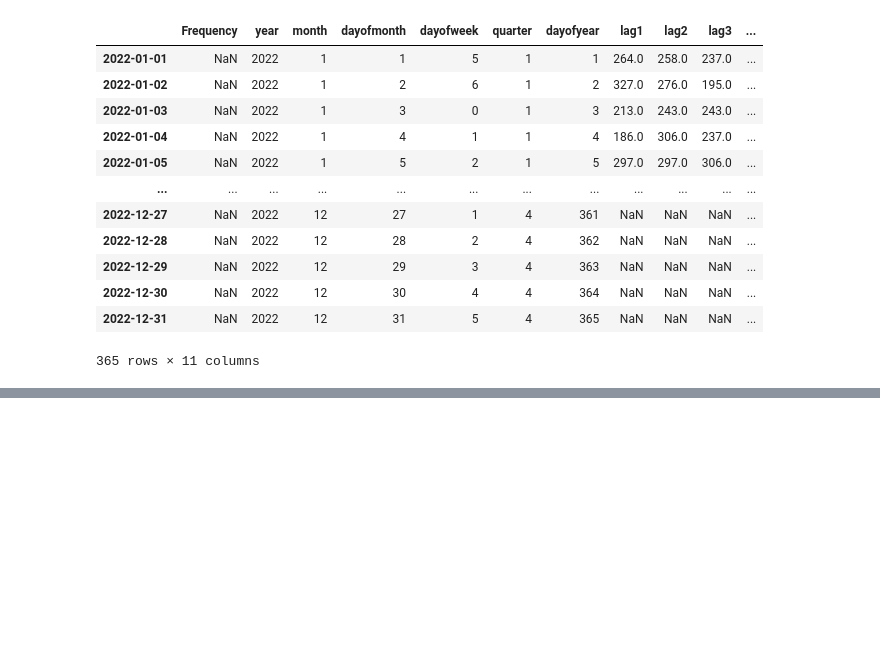
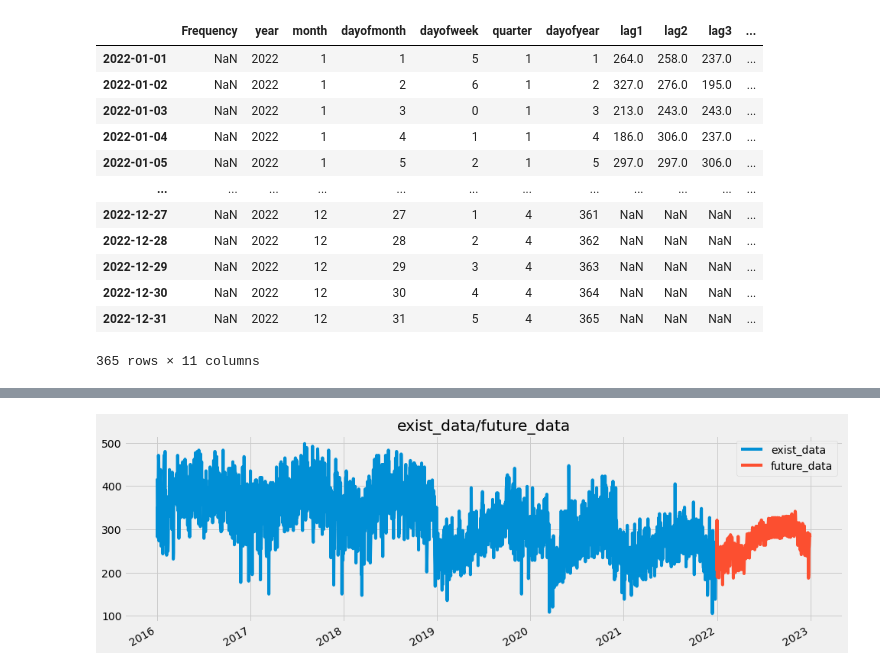
Before and after one commit to hunterkillera/DA200-Project, a Jupyter notebook: xgboost-cv.ipynb, the cells around one changed output, grey strips where cells are left out. Drawn from its saved outputs; the diff is of its cells as text; code cells hidden in the pictures; blank space fills up the shorter version.

```diff
--- a/xgboost-cv.ipynb
+++ b/xgboost-cv.ipynb
@@ -382,0 +417,3 @@ plt.show()
+# %%
+del future_w_features['Frequency']
+future_w_features = future_w_features.rename(columns={'pred':'Frequency'})
@@ -382,0 +436,5 @@ plt.show()
+# %%
+#merge future_w_features and df
+final_data = pd.concat([df, future_w_features])
+final_data = final_data['Frequency']
+final_data
@@ -382,0 +454,12 @@ plt.show()
+# %%
+#plot the exist data with future data
+exist_data = final_data.loc[final_data.index<'12-31-2021']
+future_data = final_data.loc[final_data.index>='12-31-2021']
+
+fig, ax = plt.subplots(figsize=(15,5))
+exist_data.plot(ax=ax,label="exist_data",title='exist_data/future_data')
+future_data.plot(ax=ax,label='future_data')
+ax.legend(['exist_data','future_data'])
+plt.show()
+# %% [output]
+[figure, added]
```
Also changed, not shown: parts of 10 cells of this notebook.
